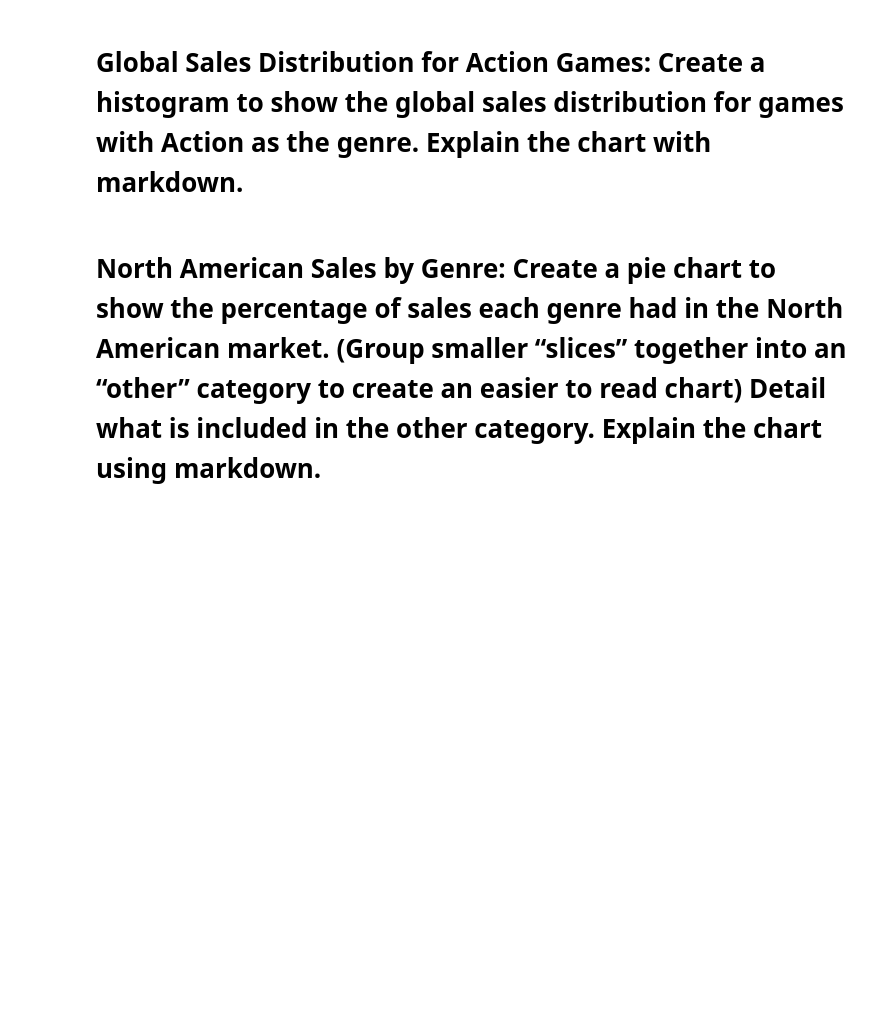
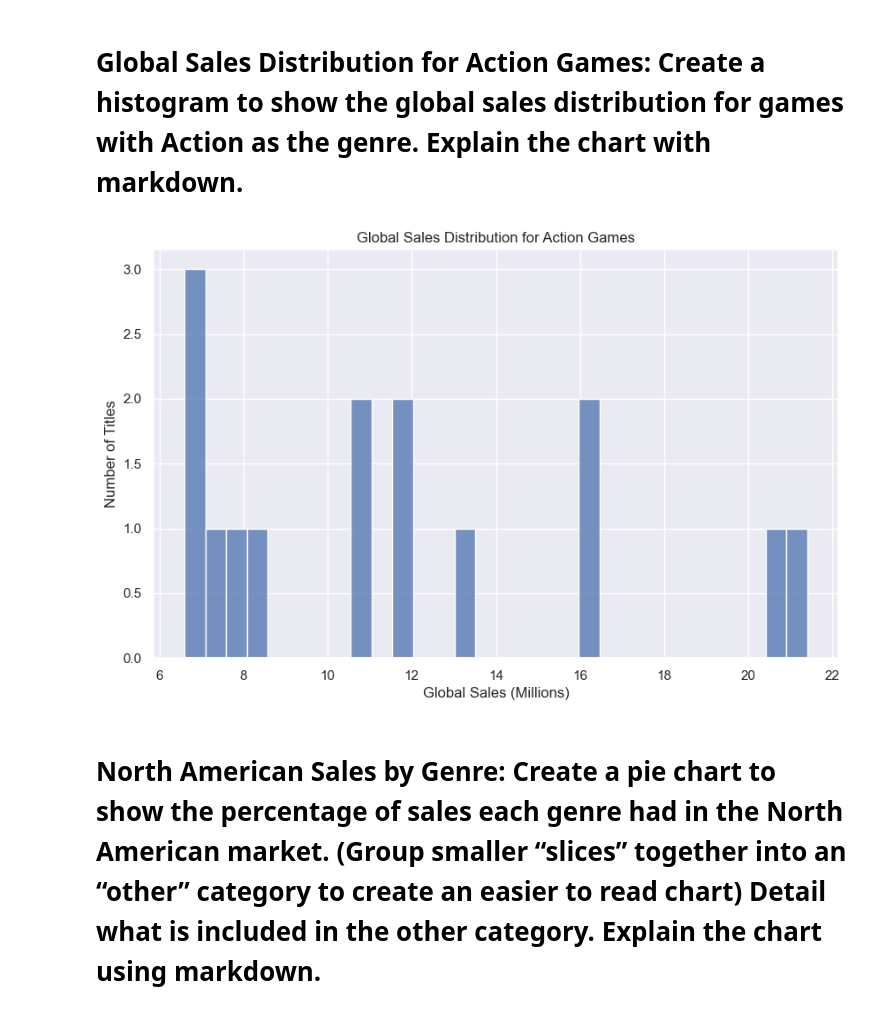
Before and after one commit to nseitler/video-game-sales, a Jupyter notebook: VideoGameDataViz.ipynb, the cells around one changed output. Drawn from its saved outputs; the diff is of its cells as text; code cells hidden in the pictures; blank space fills up the shorter version.

```diff
--- a/VideoGameDataViz.ipynb
+++ b/VideoGameDataViz.ipynb
@@ -20,4 +46,17 @@ vg.head()
 # %% [markdown]
 # Global Sales Distribution for Action Games: Create a histogram to show the global sales distribution for games with Action as the genre. Explain the chart with markdown.
+# %%
+action_games = vg[vg['Genre'] == 'Action']
+
+plt.figure(figsize=(10, 6))
+sns.histplot(action_games['Global_Sales'], kde=False, bins=30)
+
+plt.title('Global Sales Distribution for Action Games')
+plt.xlabel('Global Sales (Millions)')
+plt.ylabel('Number of Titles')
+
+plt.show()
+# %% [output]
+[figure, added]
 # %% [markdown]
 # North American Sales by Genre: Create a pie chart to show the percentage of sales each genre had in the North American market. (Group smaller “slices” together into an “other” category to create an easier to read chart) Detail what is included in the other category. Explain the chart using markdown.
```
Also changed, not shown: parts of 5 cells of this notebook.
